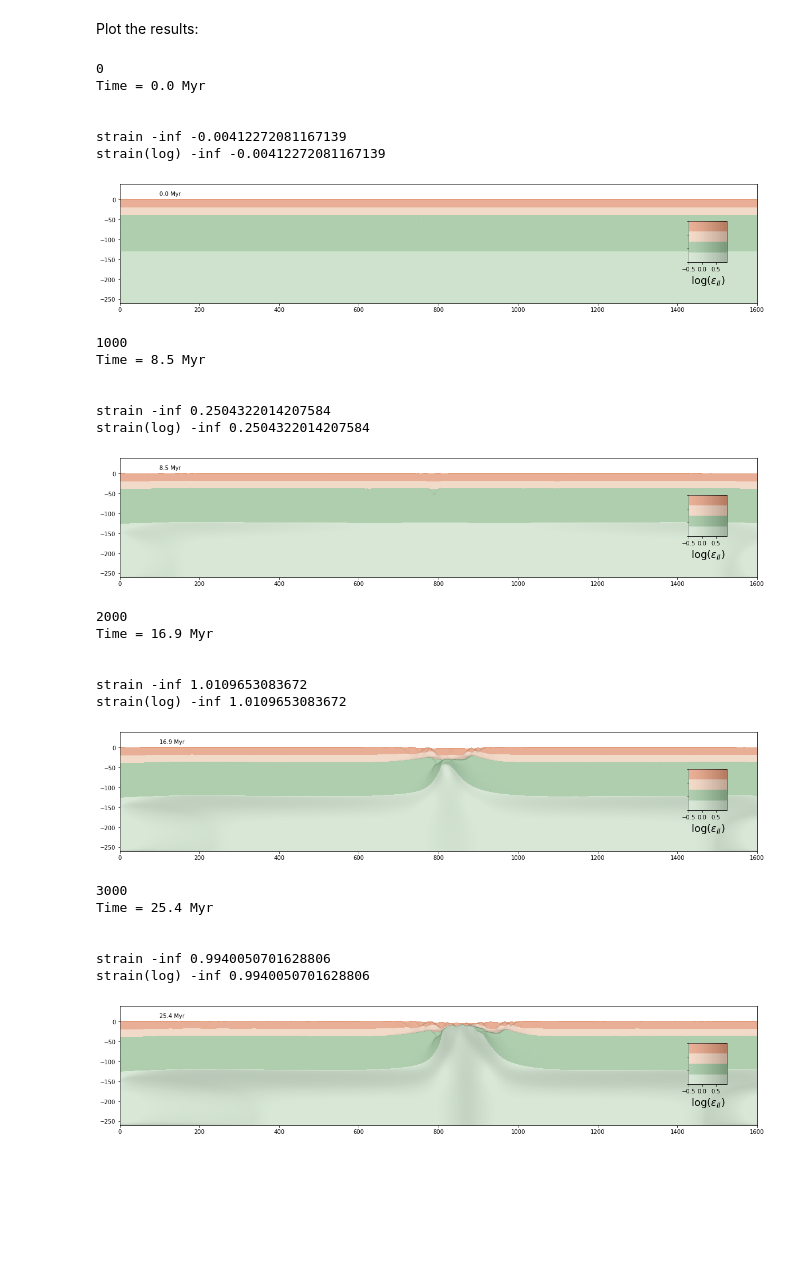
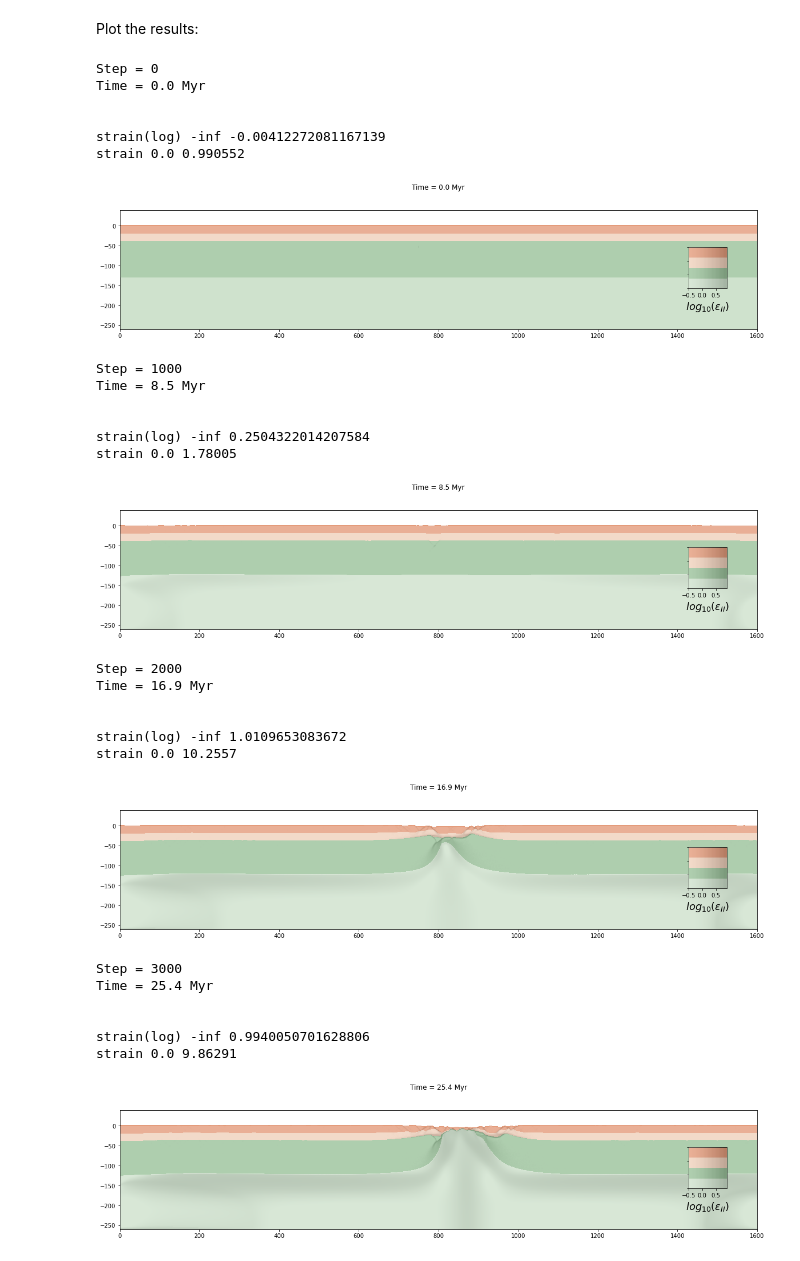
Before and after one commit to ggciag/mandyoc, a Jupyter notebook: examples/continental_rift/create_input_and_plot.ipynb, the cells around one changed output. Cells and saved outputs as stored; diff of their text form; code cells hidden in the pictures; blank space fills up the shorter version.

Commit message:
Improve notebook for continental_rif example.
Improve the plot in postprocessing section.

```diff
--- a/examples/continental_rift/create_input_and_plot.ipynb
+++ b/examples/continental_rift/create_input_and_plot.ipynb
@@ -37,7 +37,7 @@ import pandas as pd
 ### Shape of the model
 # %%
 # Horizontal and vertical extent of the model in meters:
-Lx, Lz = 1600 * 1.0e3, 300 * 1.0e3
+Lx, Lz = 1600.0e3, 300.0e3
 
 # Number of points in horizontal and vertical direction:
 Nx, Nz = 1601, 301
@@ -52,19 +52,19 @@ X, Z = np.meshgrid(x, z)
 They are in meters.
 # %%
 # Sticky air layer:
-thickness_sa = 40 * 1.0e3
+thickness_sa = 40.0e3
 
 # Lower crust:
-thickness_lower_crust = 20 * 1.0e3
+thickness_lower_crust = 20.0e3
 
 # Upper crust:
-thickness_upper_crust = 20 * 1.0e3
+thickness_upper_crust = 20.0e3
 
 # Lithosphere:
-thickness_litho = 130 * 1.0e3
+thickness_litho = 130.0e3
 
 # Seed depth bellow base of lower crust
-seed_depth = 13 * 1.0e3
+seed_depth = 13.0e3
 # %% [markdown]
 ### Create the interfaces (bottom first)
 # %%
@@ -578,15 +584,11 @@ thickness_air = 40.0
 Plot the results:
 # %%
 for cont in range(step_initial, step_final + d_step, d_step):
-
-    print(cont)
 
     # Read time
     time = np.loadtxt("time_" + str(cont) + ".txt", dtype="str")
     time = time[:, 2:]
     time = time.astype("float")
-
-    print("Time = %.1lf Myr\n\n" % (time[0] / 1.0e6))
 
     # Read density
     rho = pd.read_csv(
@@ -614,32 +616,41 @@ for cont in range(step_initial, step_final + d_step, d_step):
     strain = np.reshape(strain, (Nx, Nz), order="F")
     strain = np.transpose(strain)
     strain[rho < 200] = 0
-    strain = np.log10(strain)
+    strain_log = np.log10(strain)
+
+    print("Step =", cont)
+    print("Time = %.1lf Myr\n\n" % (time[0] / 1.0e6))
+    print("strain(log)", np.min(strain_log), np.max(strain_log))
+    print("strain", np.min(strain), np.max(strain))
 
     plt.figure(figsize=(20, 5))
+    plt.title("Time = %.1lf Myr\n\n" % (time[0] / 1.0e6))
+
 
     # Create the colors to plot the density
     cr = 255.0
-    color_uc = (228.0 / cr, 156.0 / cr, 124.0 / cr)
-    color_lc = (240.0 / cr, 209.0 / cr, 188.0 / cr)
-    color_lit = (155.0 / cr, 194.0 / cr, 155.0 / cr)
-    color_ast = (207.0 / cr, 226.0 / cr, 205.0 / cr)
-
+    color_upper_crust = (228.0 / cr, 156.0 / cr, 124.0 / cr)
+    color_lower_crust = (240.0 / cr, 209.0 / cr, 188.0 / cr)
+    color_lithosphere = (155.0 / cr, 194.0 / cr, 155.0 / cr)
+    color_asthenosphere = (207.0 / cr, 226.0 / cr, 205.0 / cr)
+    colors = [
+        color_upper_crust,
+        color_lower_crust,
+        color_lithosphere,
+        color_asthenosphere
+    ]
     # Plot density
     plt.contourf(
         xx,
         zz + thickness_air,
         rho,
         levels=[200.0, 2750, 2900, 3365, 3900],
-        colors=[color_uc, color_lc, color_lit, color_ast],
+        colors=colors,
     )
-
-    print("strain", np.min(strain), np.max(strain))
-    print("strain(log)", np.min(strain), np.max(strain))
 
     # Plot strain
     plt.imshow(
-        strain[::-1, :],
+        strain_log[::-1, :],
         extent=[0, Lx / 1e3, -Lz / 1e3 + thickness_air, thickness_air],
         zorder=100,
         alpha=0.2,
@@ -647,8 +658,6 @@ for cont in range(step_initial, step_final + d_step, d_step):
         vmin=-0.5,
         vmax=0.9,
     )
-
-    plt.text(100, 10, "%.1lf Myr" % (time[0] / 1.0e6))
 
     b1 = [0.74, 0.41, 0.2, 0.2]
     bv1 = plt.axes(b1)
@@ -666,56 +675,56 @@ for cont in range(step_initial, step_final + d_step, d_step):
     yA = np.linspace(0, 1.5, 100)
 
     xxA, yyA = np.meshgrid(xA, yA)
     air_threshold = 200
     plt.contourf(
         xxA,
         yyA,
         A,
         levels=[air_threshold, 2750, 2900, 3365, 3900],
-        colors=[color_uc, color_lc, color_lit, color_ast],
+        colors=colors,
     )
 
     plt.imshow(
         xxA[::-1, :],
         extent=[-0.5, 0.9, 0, 1.5],
         zorder=100,
         alpha=0.2,
         cmap=plt.get_cmap("Greys"),
         vmin=-0.5,
         vmax=0.9,
     )
 
     bv1.set_yticklabels([])
 
-    plt.xlabel(r"log$(\epsilon_{II})$", size=18)
+    plt.xlabel("$log_{10}(\epsilon_{II})$", size=18)
 
     plt.show()
 # %% [output]
-0
+Step = 0
 Time = 0.0 Myr
 
 
-strain -inf -0.00412272081167139
 strain(log) -inf -0.00412272081167139
+strain 0.0 0.990552
-[figure, old version]
+[figure, new version]
-1000
+Step = 1000
 Time = 8.5 Myr
 
 
-strain -inf 0.2504322014207584
 strain(log) -inf 0.2504322014207584
+strain 0.0 1.78005
-[figure, old version]
+[figure, new version]
-2000
+Step = 2000
 Time = 16.9 Myr
 
 
-strain -inf 1.0109653083672
 strain(log) -inf 1.0109653083672
+strain 0.0 10.2557
-[figure, old version]
+[figure, new version]
-3000
+Step = 3000
 Time = 25.4 Myr
 
 
-strain -inf 0.9940050701628806
 strain(log) -inf 0.9940050701628806
+strain 0.0 9.86291
-[figure, old version]
+[figure, new version]
```
Also changed, not shown: parts of 7 cells of this notebook.
